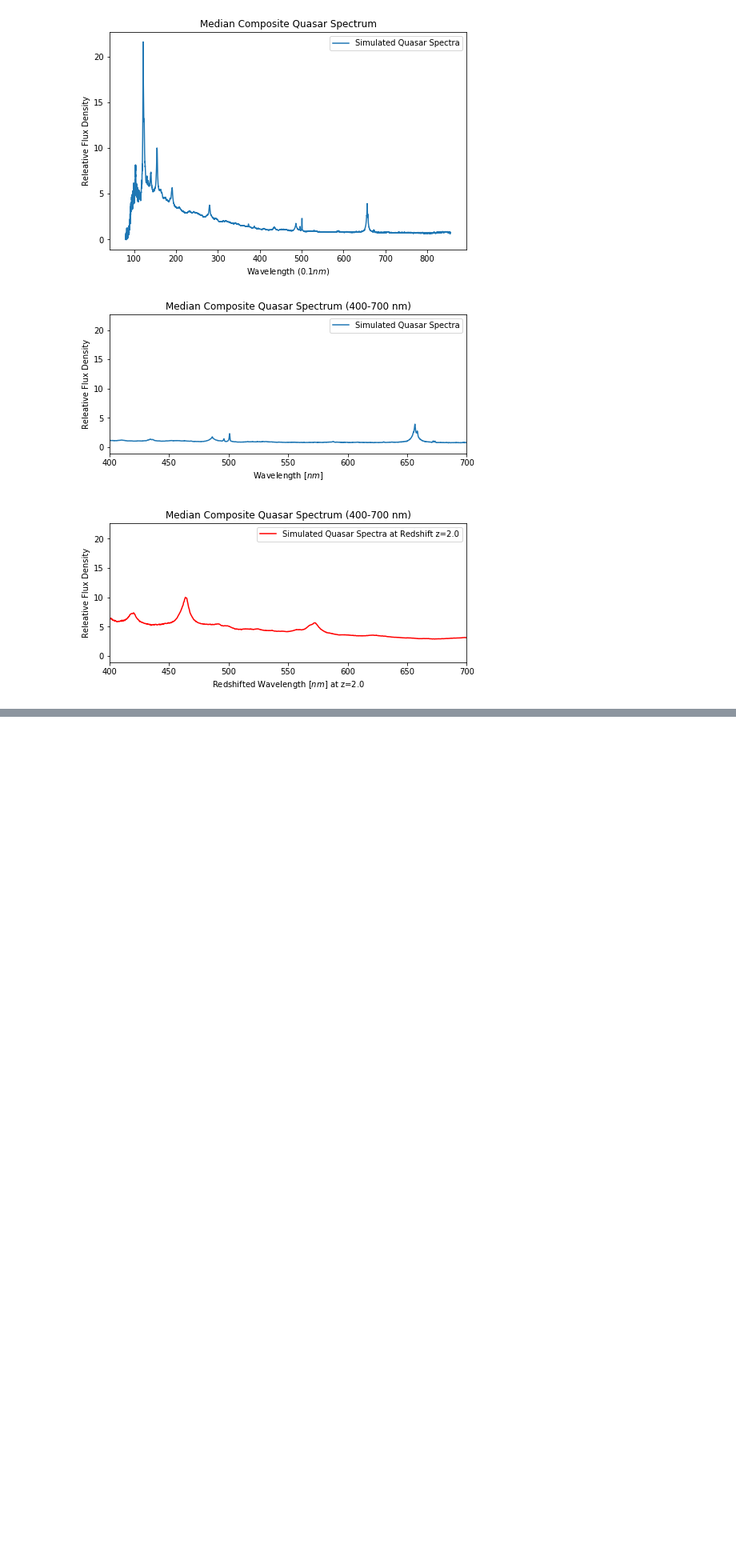
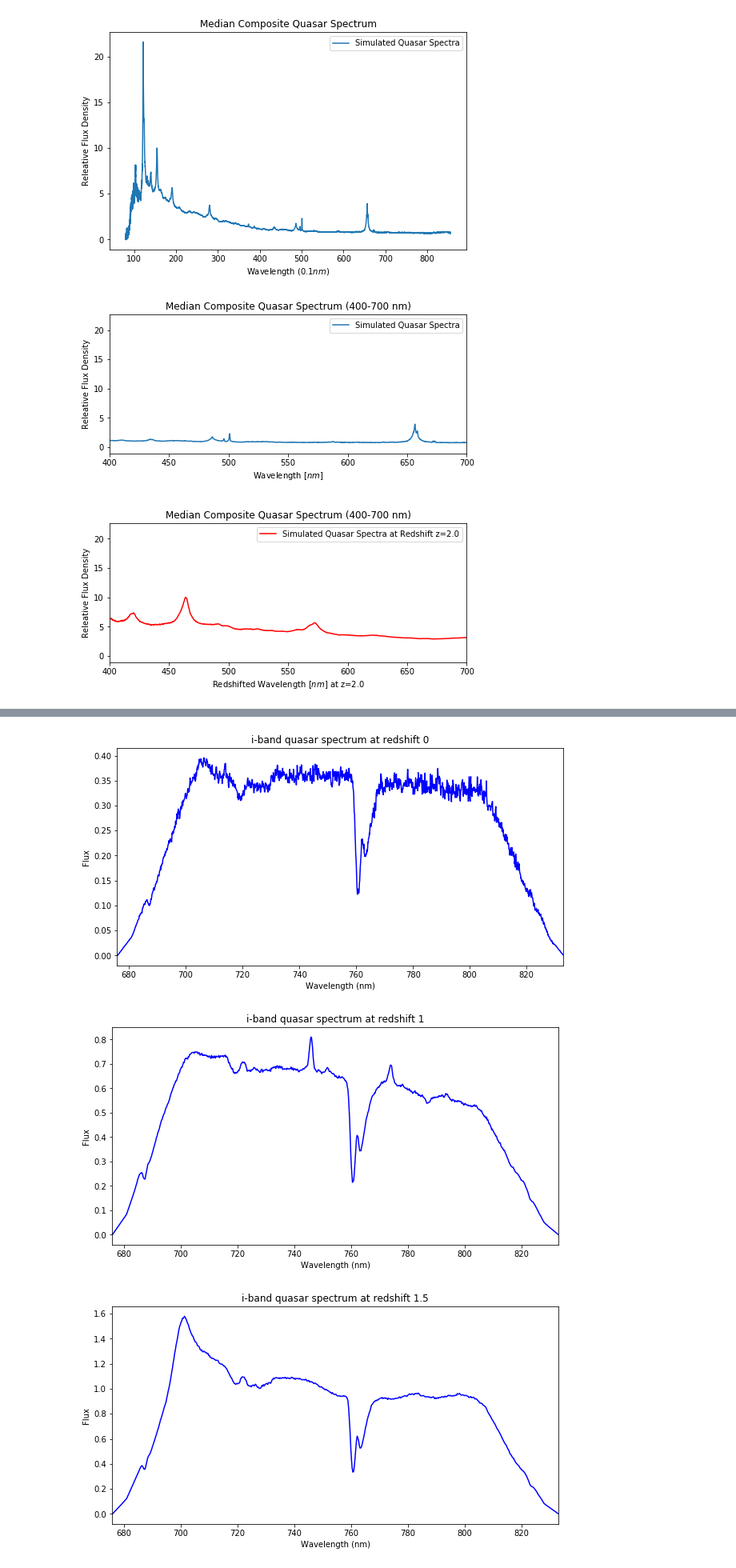
Before and after one commit to jbc1216/ASTR499, a Jupyter notebook: QuasarSpectra.ipynb, the cells around one changed output, grey strips where cells are left out. Shown at 80% size. Saved outputs shown, nothing was run; the diff lists cells and outputs as text; code cells hidden in the pictures; blank space fills up the shorter version.

```diff
--- a/QuasarSpectra.ipynb
+++ b/QuasarSpectra.ipynb
@@ -121,0 +138,7 @@ plt.show()
+# %%
+for redshift in [0,1,1.5,2,2.5]:
+    pltFiltSpec(Wavelength, FluxD, iWavelength, iThroughput, 'i', redshift=redshift, minwl=675.90*u.nm, maxwl=833*u.nm, color='b')
+# %% [output]
+[figure, added]
+[figure, added]
+[figure, added]
```
Also changed, not shown: parts of 11 cells of this notebook.
